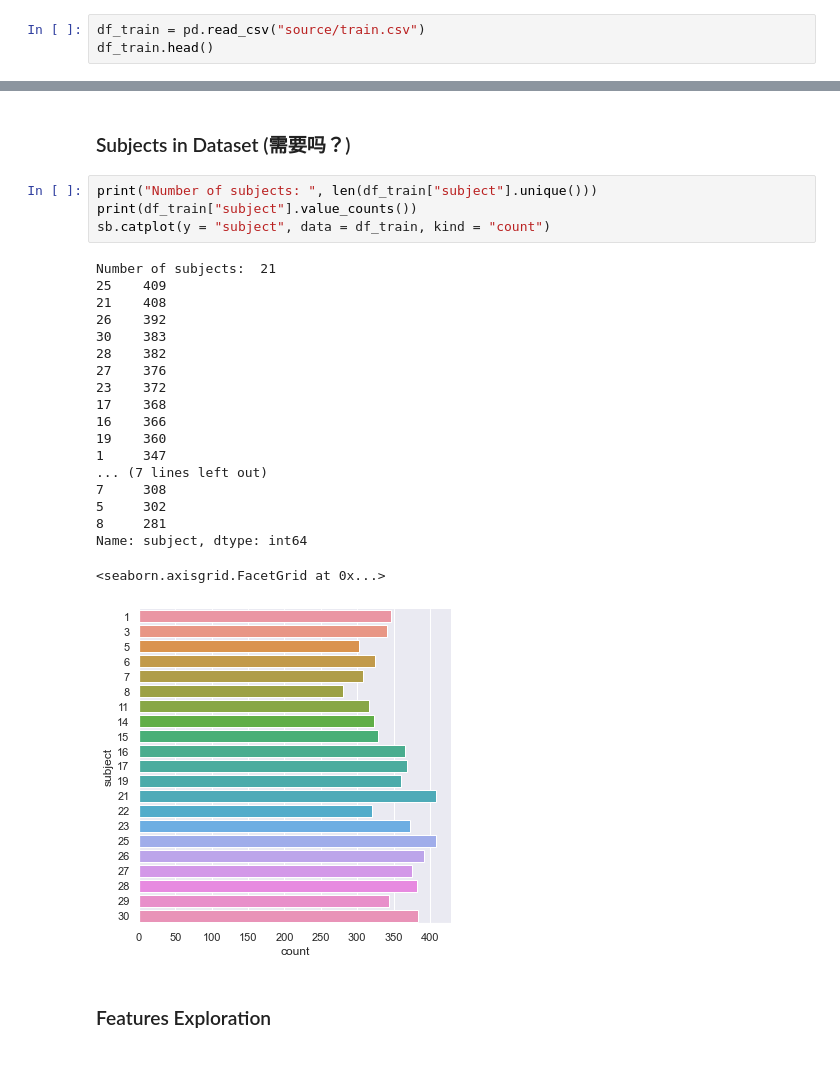
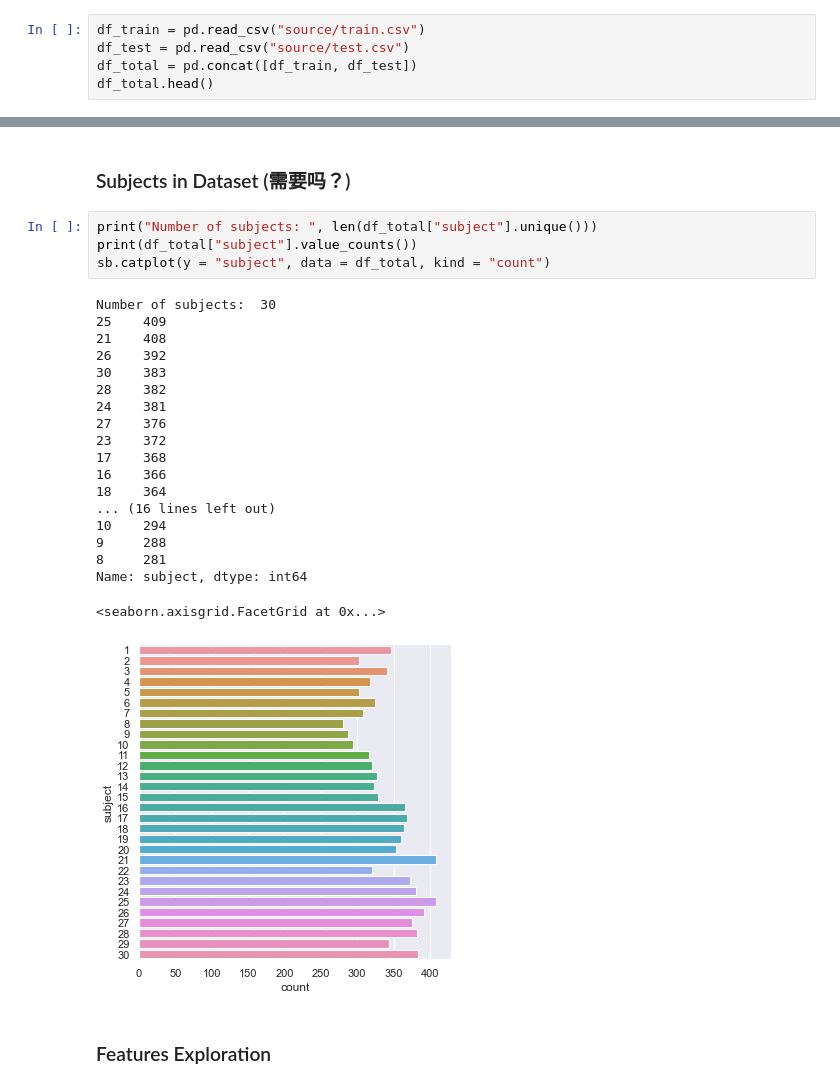
Before and after one commit to Ry3nG/SC1015-Project-Smartphone-Sensor-Privacy-Leak, a Jupyter notebook: project_main.ipynb, the cells around one changed output, grey strips where cells are left out. Cells and saved outputs as stored; diff of their text form.

Commit message:
change from df_train to df_total

```diff
--- a/project_main.ipynb
+++ b/project_main.ipynb
@@ -15,7 +15,9 @@ from collections import Counter
 ### Import training dataset
 # %%
 df_train = pd.read_csv("source/train.csv")
-df_train.head()
+df_test = pd.read_csv("source/test.csv")
+df_total = pd.concat([df_train, df_test])
+df_total.head()
 # %% [output]
 |  | tBodyAcc-mean()-X | tBodyAcc-mean()-Y | tBodyAcc-mean()-Z | tBodyAcc-std()-X | tBodyAcc-std()-Y | ... |
 | 0 | 0.288585 | -0.020294 | -0.132905 | -0.995279 | -0.983111 | ... |
@@ -78,29 +80,29 @@ Name: Activity, dtype: int64
 # %% [markdown]
 ### Subjects in Dataset (需要吗？)
 # %%
-print("Number of subjects: ", len(df_train["subject"].unique()))
-print(df_train["subject"].value_counts())
-sb.catplot(y = "subject", data = df_train, kind = "count")
+print("Number of subjects: ", len(df_total["subject"].unique()))
+print(df_total["subject"].value_counts())
+sb.catplot(y = "subject", data = df_total, kind = "count")
 # %% [output]
-Number of subjects:  21
+Number of subjects:  30
 25    409
 21    408
 26    392
 30    383
 28    382
+24    381
 27    376
 23    372
 17    368
 16    366
-19    360
-1     347
-... (7 lines left out)
-7     308
-5     302
+18    364
+... (16 lines left out)
+10    294
+9     288
 8     281
 Name: subject, dtype: int64
 <seaborn.axisgrid.FacetGrid at 0x...>
-[figure, old version]
+[figure, new version]
 # %% [markdown]
 ### Features Exploration
 # %%
```
Also changed, not shown: parts of 5 cells of this notebook.
